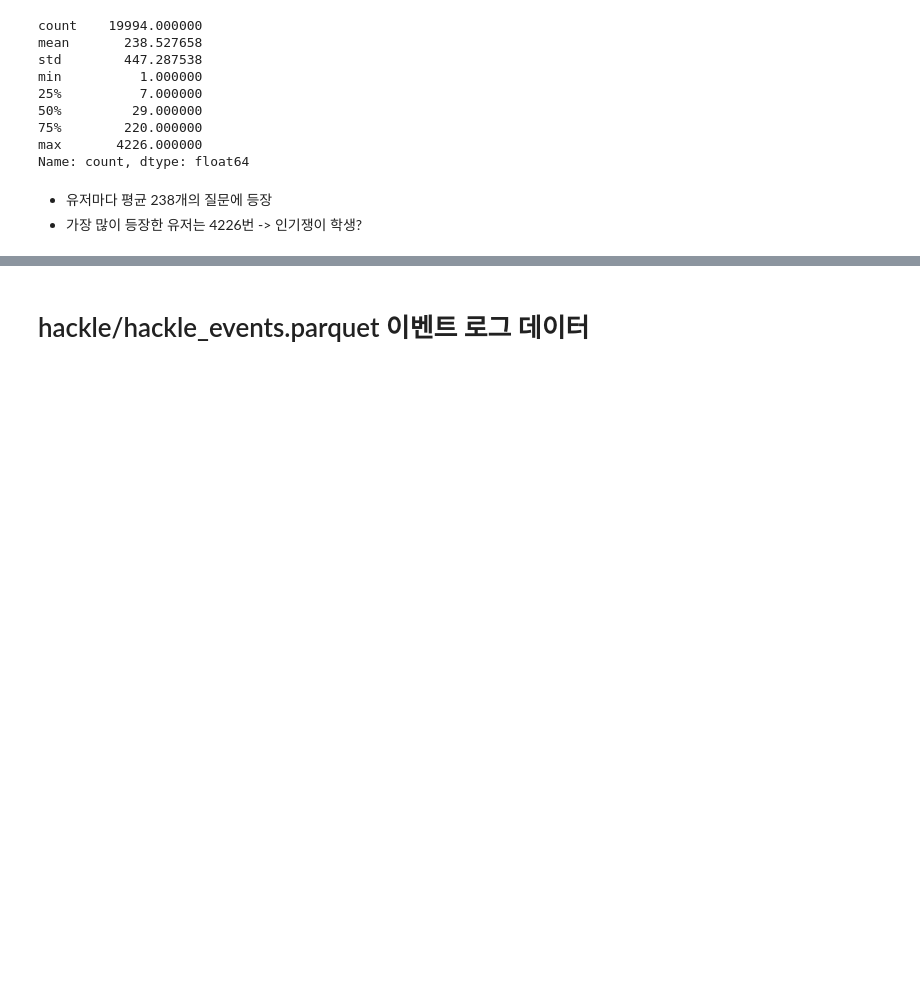
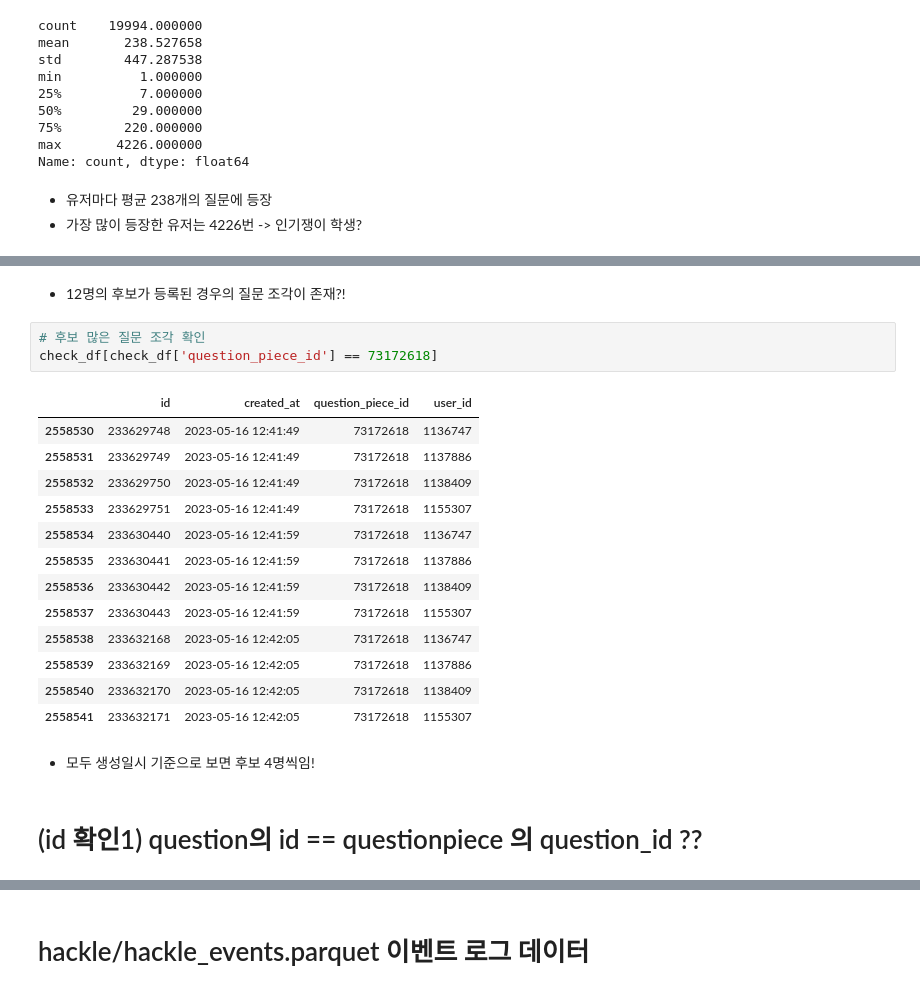
Before and after one commit to seung127/codeit_project, a Jupyter notebook: codeit-project-docker/notebooks/eda.ipynb, the cells around one changed output, grey strips where cells are left out. Drawn from its saved outputs; the diff is of its cells as text; blank space fills up the shorter version.

```diff
--- a/codeit-project-docker/notebooks/eda.ipynb
+++ b/codeit-project-docker/notebooks/eda.ipynb
@@ -2112,0 +2139,23 @@ accounts_user_df[accounts_user_df['id'] == 860304]
+# %% [markdown]
+- 12명의 후보가 등록된 경우의 질문 조각이 존재?!
+# %%
+# 후보 많은 질문 조각 확인
+check_df[check_df['question_piece_id'] == 73172618]
+# %% [output]
+|  | id | created_at | question_piece_id | user_id |
+| 2558530 | 233629748 | 2023-05-16 12:41:49 | 73172618 | 1136747 |
+| 2558531 | 233629749 | 2023-05-16 12:41:49 | 73172618 | 1137886 |
+| 2558532 | 233629750 | 2023-05-16 12:41:49 | 73172618 | 1138409 |
+| 2558533 | 233629751 | 2023-05-16 12:41:49 | 73172618 | 1155307 |
+| 2558534 | 233630440 | 2023-05-16 12:41:59 | 73172618 | 1136747 |
+| 2558535 | 233630441 | 2023-05-16 12:41:59 | 73172618 | 1137886 |
+| 2558536 | 233630442 | 2023-05-16 12:41:59 | 73172618 | 1138409 |
+| 2558537 | 233630443 | 2023-05-16 12:41:59 | 73172618 | 1155307 |
+| 2558538 | 233632168 | 2023-05-16 12:42:05 | 73172618 | 1136747 |
+| 2558539 | 233632169 | 2023-05-16 12:42:05 | 73172618 | 1137886 |
+| 2558540 | 233632170 | 2023-05-16 12:42:05 | 73172618 | 1138409 |
+| 2558541 | 233632171 | 2023-05-16 12:42:05 | 73172618 | 1155307 |
+# %% [markdown]
+- 모두 생성일시 기준으로 보면 후보 4명씩임!
+# %% [markdown]
+# (id 확인1) question의 id == questionpiece 의 question_id ??
```
Also changed, not shown: parts of 47 cells of this notebook.
